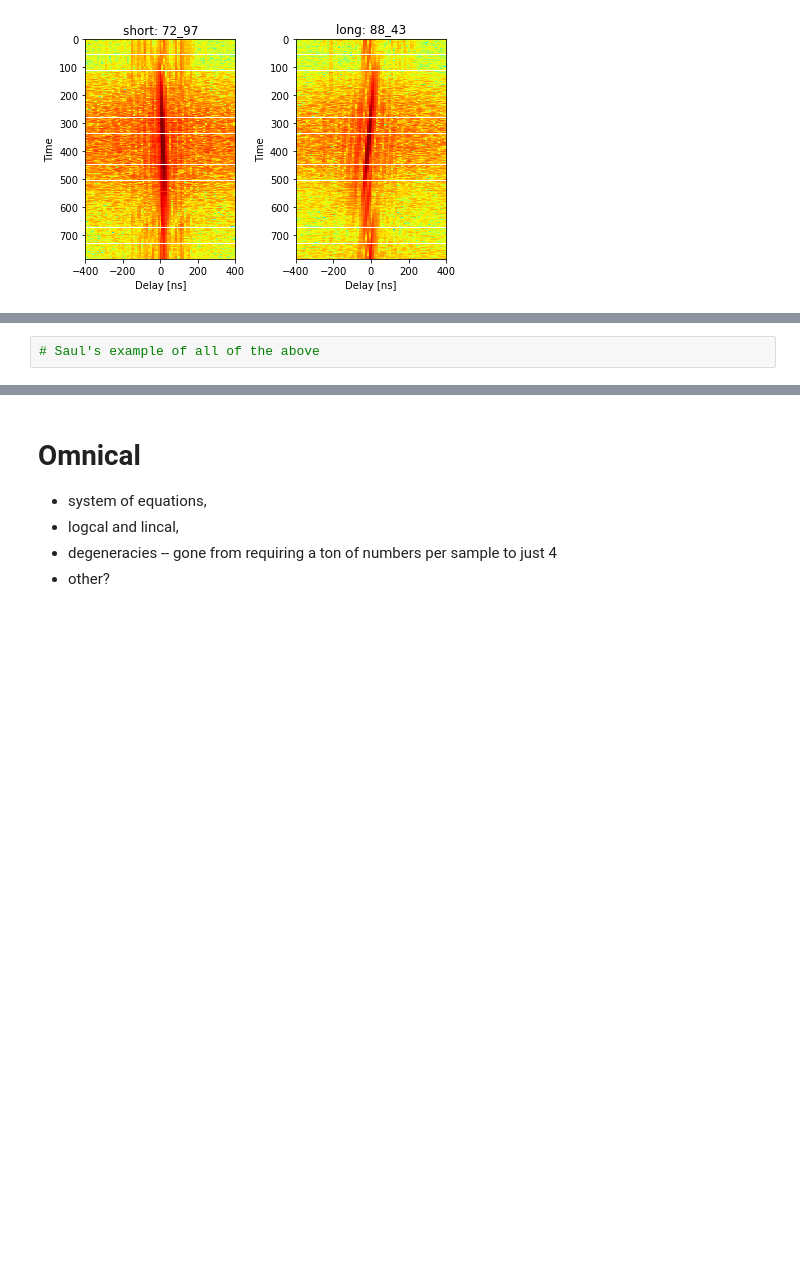
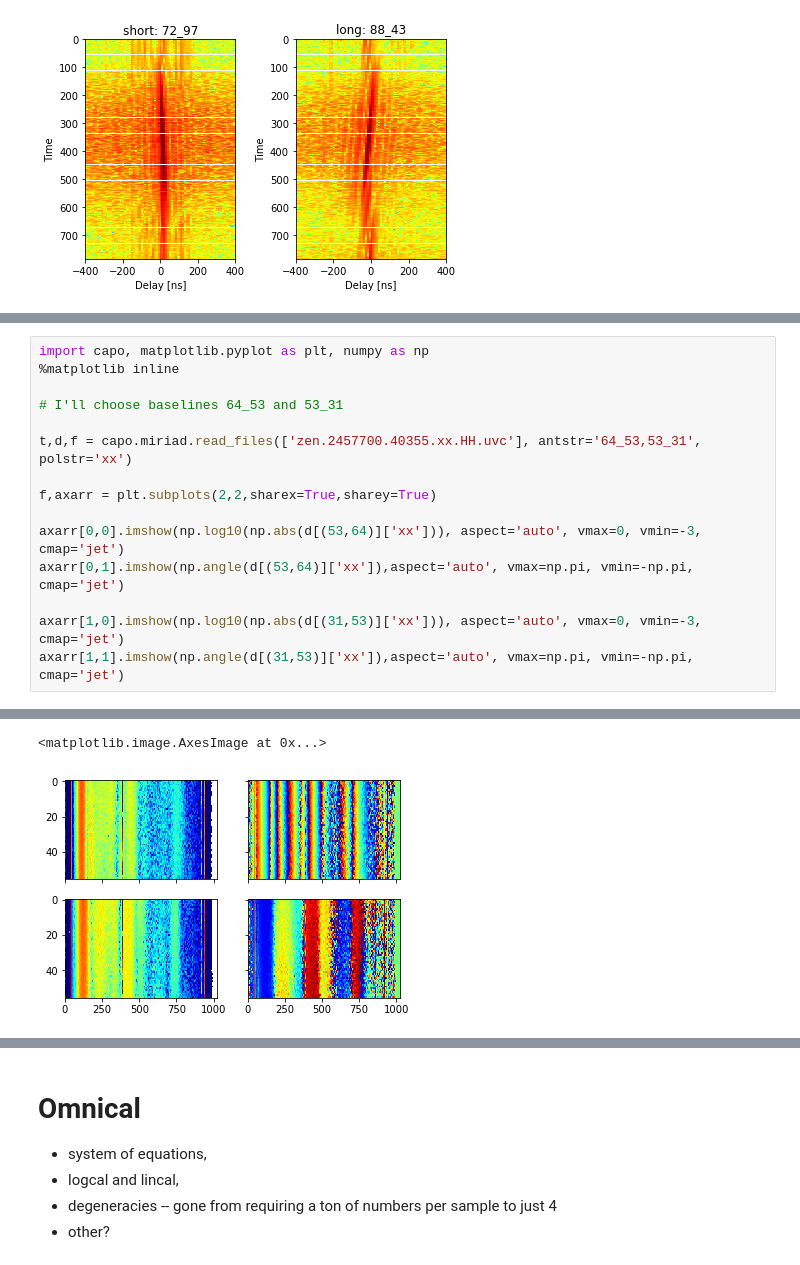
Before and after one commit to carinacheng/CHAMP2017, a Jupyter notebook: Lesson8_DataAnalysis/champ_tutorial.ipynb, the cells around one changed output, grey strips where cells are left out. Cells and saved outputs as stored; diff of their text form; blank space fills up the shorter version.

```diff
--- a/Lesson8_DataAnalysis/champ_tutorial.ipynb
+++ b/Lesson8_DataAnalysis/champ_tutorial.ipynb
@@ -321,3 +321,17 @@ Do you think you'll get the same result for $g_j(\nu,t)$? Why/why not?
 ## Sample Solution
-# %%
-# Saul's example of all of the above
+# %%
+import capo, matplotlib.pyplot as plt, numpy as np
+%matplotlib inline
+
+# I'll choose baselines 64_53 and 53_31
+
+t,d,f = capo.miriad.read_files(['zen.2457700.40355.xx.HH.uvc'], antstr='64_53,53_31', polstr='xx')
+
+f,axarr = plt.subplots(2,2,sharex=True,sharey=True)
+
+axarr[0,0].imshow(np.log10(np.abs(d[(53,64)]['xx'])), aspect='auto', vmax=0, vmin=-3, cmap='jet')
+axarr[0,1].imshow(np.angle(d[(53,64)]['xx']),aspect='auto', vmax=np.pi, vmin=-np.pi, cmap='jet')
+
+axarr[1,0].imshow(np.log10(np.abs(d[(31,53)]['xx'])), aspect='auto', vmax=0, vmin=-3, cmap='jet')
+axarr[1,1].imshow(np.angle(d[(31,53)]['xx']),aspect='auto', vmax=np.pi, vmin=-np.pi, cmap='jet')
+# %% [output]
@@ -323,0 +339,2 @@ Do you think you'll get the same result for $g_j(\nu,t)$? Why/why not?
+<matplotlib.image.AxesImage at 0x...>
+[figure, added]
```
Also changed, not shown: parts of 12 cells of this notebook.
